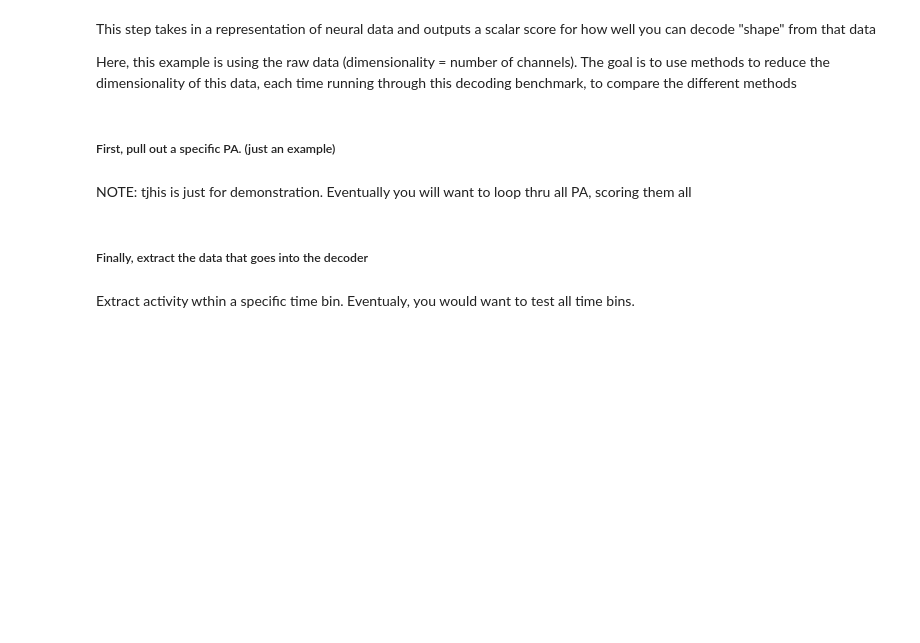
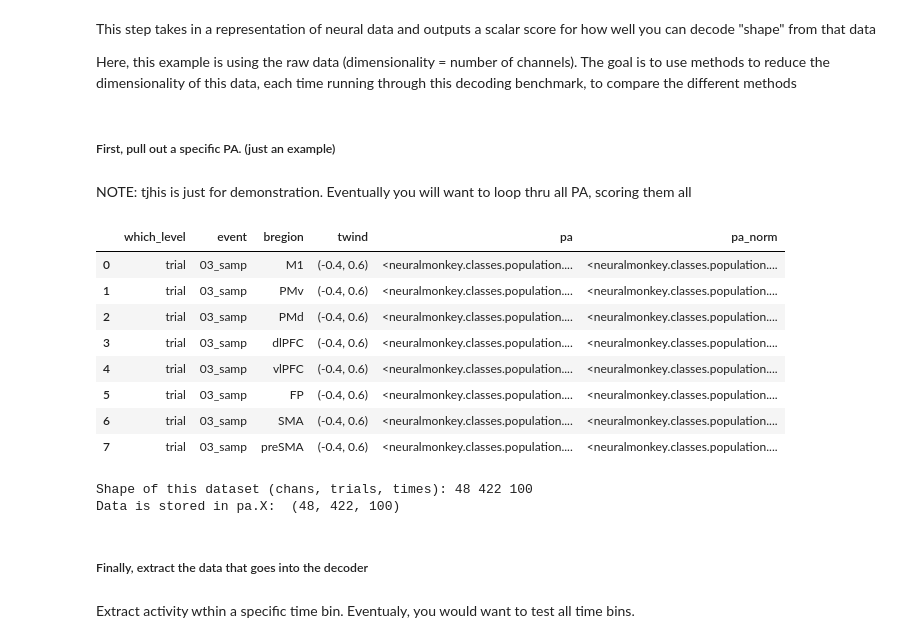
Before and after one commit to lucast4/neuralmonkey, a Jupyter notebook: neuralmonkey/notebooks_tutorials/240205_xuan_project_skeleton_code.ipynb, the cells around one changed output. Cells and saved outputs as stored; diff of their text form; code cells hidden in the pictures; blank space fills up the shorter version.

```diff
--- a/neuralmonkey/notebooks_tutorials/240205_xuan_project_skeleton_code.ipynb
+++ b/neuralmonkey/notebooks_tutorials/240205_xuan_project_skeleton_code.ipynb
@@ -95,6 +129,18 @@ Here, this example is using the raw data (dimensionality = number of channels).
 ##### First, pull out a specific PA. (just an example)
 # %% [markdown]
 NOTE: tjhis is just for demonstration. Eventually you will want to loop thru all PA, scoring them all
+# %%
+DFallpa
+# %% [output]
+|  | which_level | event | bregion | twind | pa | pa_norm |
+| 0 | trial | 03_samp | M1 | (-0.4, 0.6) | <neuralmonkey.classes.population.... | <neuralmonkey.classes.population.... |
+| 1 | trial | 03_samp | PMv | (-0.4, 0.6) | <neuralmonkey.classes.population.... | <neuralmonkey.classes.population.... |
+| 2 | trial | 03_samp | PMd | (-0.4, 0.6) | <neuralmonkey.classes.population.... | <neuralmonkey.classes.population.... |
+| 3 | trial | 03_samp | dlPFC | (-0.4, 0.6) | <neuralmonkey.classes.population.... | <neuralmonkey.classes.population.... |
+| 4 | trial | 03_samp | vlPFC | (-0.4, 0.6) | <neuralmonkey.classes.population.... | <neuralmonkey.classes.population.... |
+| 5 | trial | 03_samp | FP | (-0.4, 0.6) | <neuralmonkey.classes.population.... | <neuralmonkey.classes.population.... |
+| 6 | trial | 03_samp | SMA | (-0.4, 0.6) | <neuralmonkey.classes.population.... | <neuralmonkey.classes.population.... |
+| 7 | trial | 03_samp | preSMA | (-0.4, 0.6) | <neuralmonkey.classes.population.... | <neuralmonkey.classes.population.... |
 # %%
 def extract_single_pa(DFallpa, bregion, twind):
     which_level = "trial"
@@ -112,8 +158,8 @@ def extract_single_pa(DFallpa, bregion, twind):
     return pa
 # %%
 ### PARAMS
-bregion = "PMv_m"
-twind = (0.3, 0.5)
+bregion = "PMv"
+twind = (-0.4, 0.6)
 
 ### RUN
 pa = extract_single_pa(DFallpa, bregion, twind)
@@ -124,6 +170,9 @@ ntimes = pa.X.shape[2]
 
 print("Shape of this dataset (chans, trials, times):", nchans, ntrials, ntimes)
 print("Data is stored in pa.X: ", pa.X.shape)
+# %% [output]
+Shape of this dataset (chans, trials, times): 48 422 100
+Data is stored in pa.X:  (48, 422, 100)
 # %% [markdown]
 ##### Finally, extract the data that goes into the decoder
 # %% [markdown]
```
Also changed, not shown: parts of 19 cells of this notebook, 6 other files.
